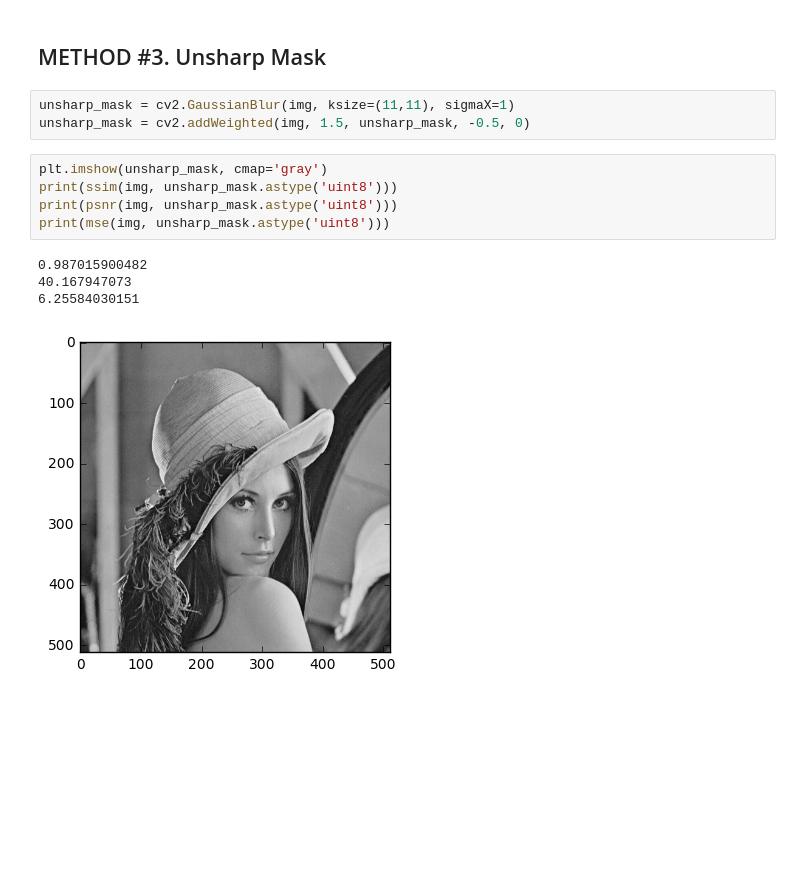
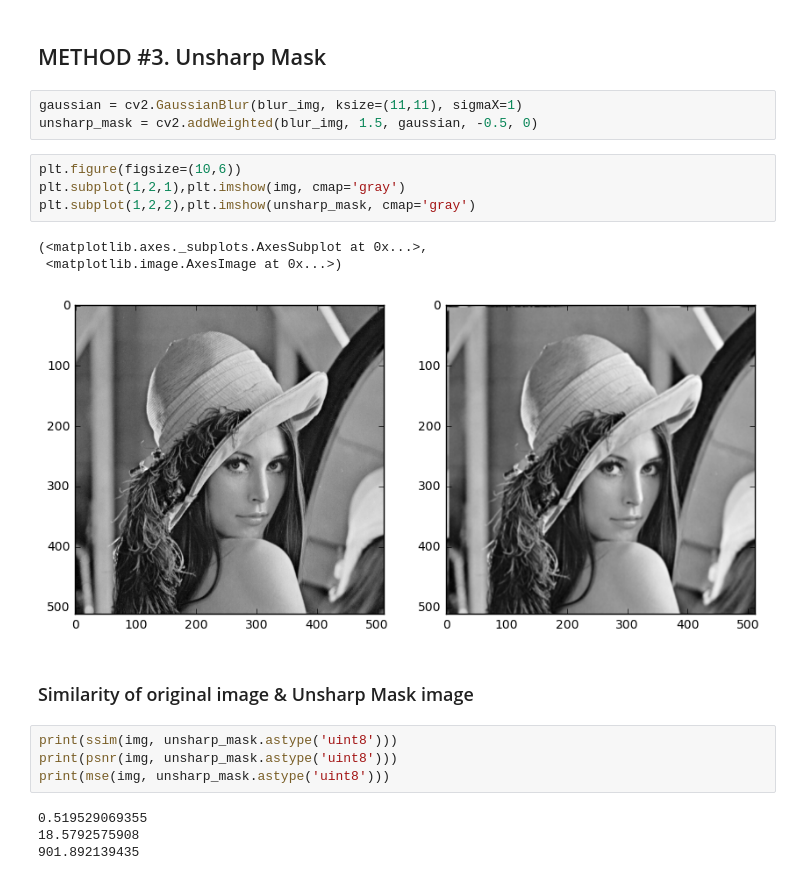
Before and after one commit to roomylee/ImageProcessing, a Jupyter notebook: HW2/inverse_filtering.ipynb, the cells around one changed output. Cells and saved outputs as stored; diff of their text form; blank space fills up the shorter version.

```diff
--- a/HW2/inverse_filtering.ipynb
+++ b/HW2/inverse_filtering.ipynb
@@ -100,15 +108,23 @@ print(mse(img, HPF_img.astype('uint8')))
 # %% [markdown]
 ## METHOD #3. Unsharp Mask
 # %%
-unsharp_mask = cv2.GaussianBlur(img, ksize=(11,11), sigmaX=1)
-unsharp_mask = cv2.addWeighted(img, 1.5, unsharp_mask, -0.5, 0)
+gaussian = cv2.GaussianBlur(blur_img, ksize=(11,11), sigmaX=1)
+unsharp_mask = cv2.addWeighted(blur_img, 1.5, gaussian, -0.5, 0)
+# %%
+plt.figure(figsize=(10,6))
+plt.subplot(1,2,1),plt.imshow(img, cmap='gray')
+plt.subplot(1,2,2),plt.imshow(unsharp_mask, cmap='gray')
+# %% [output]
+(<matplotlib.axes._subplots.AxesSubplot at 0x...>,
+ <matplotlib.image.AxesImage at 0x...>)
+[figure, added]
+# %% [markdown]
+### Similarity of original image & Unsharp Mask image
 # %%
-plt.imshow(unsharp_mask, cmap='gray')
 print(ssim(img, unsharp_mask.astype('uint8')))
 print(psnr(img, unsharp_mask.astype('uint8')))
 print(mse(img, unsharp_mask.astype('uint8')))
 # %% [output]
-0.987015900482
-40.167947073
-6.25584030151
+0.519529069355
+18.5792575908
+901.892139435
-[figure, removed]
```
Also changed, not shown: parts of 3 cells of this notebook, 7 other files.
